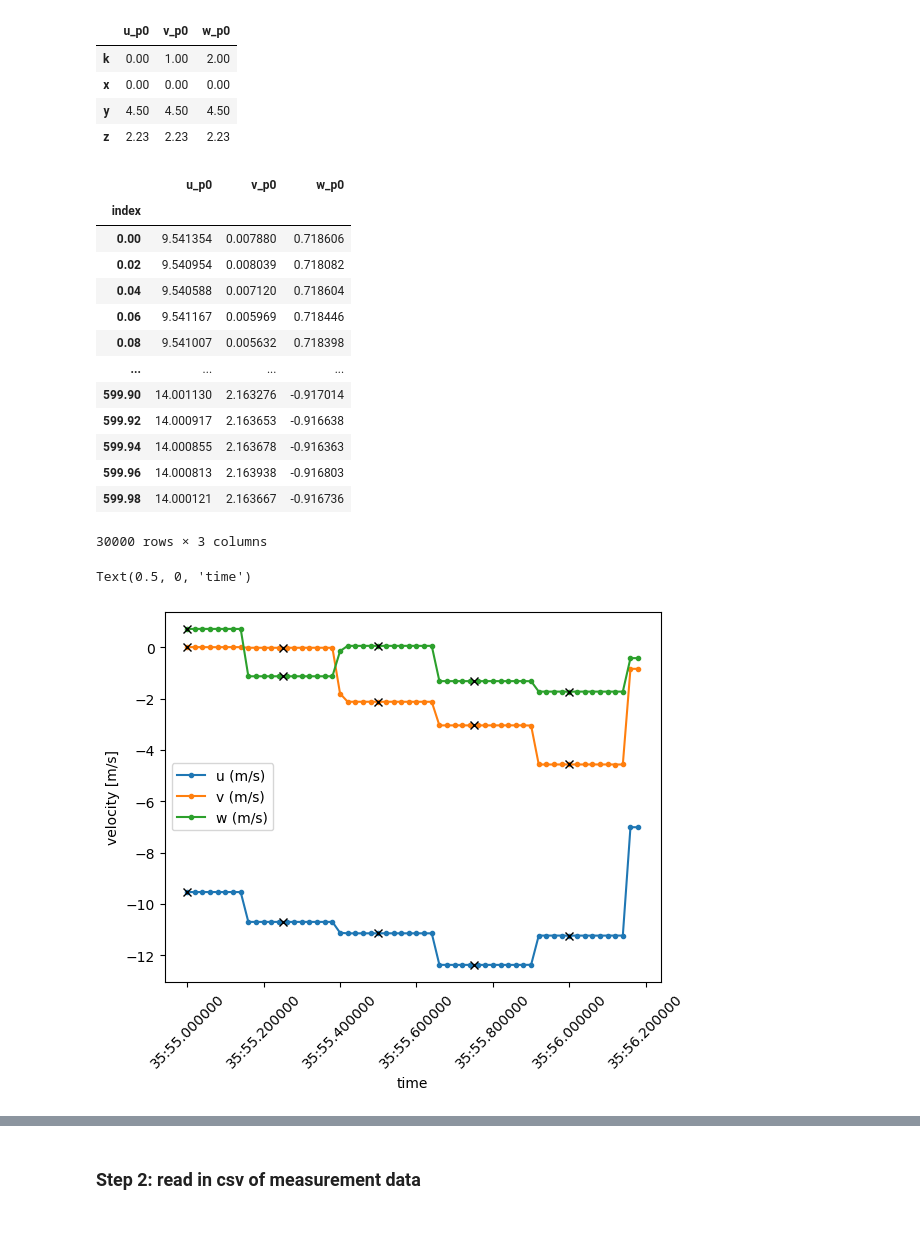
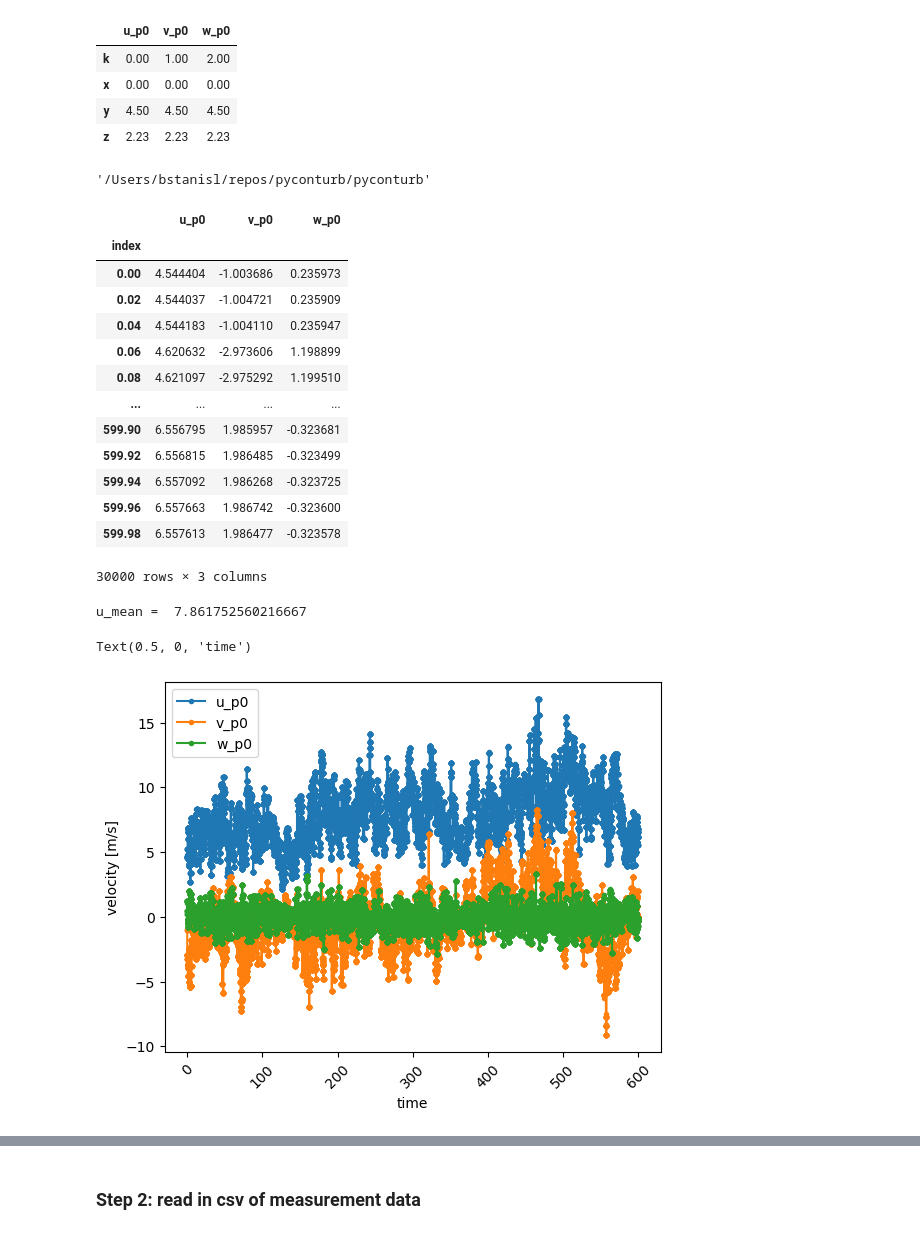
Before and after one commit to brookeslawski/pyconturb-pvade, a Jupyter notebook: duramat_constrained_turb.ipynb, the cells around one changed output, grey strips where cells are left out. Saved outputs shown, nothing was run; the diff lists cells and outputs as text; code cells hidden in the pictures.

```diff
--- a/duramat_constrained_turb.ipynb
+++ b/duramat_constrained_turb.ipynb
@@ -36,6 +36,10 @@ m2['u'] = [9.3218, 10.212, 11.211]
 m2['z'] = [2, 5, 10]
 m2['w_dir'] = [282.07, 275.67, 275.35]
 m2['Iu'] = [0.1542, 0.149, 0.1455]
+# %%
+pwd
+# %% [output]
+'/Users/bstanisl/repos/pyconturb/pyconturb'
 # %%
 # def read_csv_data(sonic_data_fn, dt_sonic1):
 def read_csv_data(raw_data):
@@ -69,7 +73,10 @@ def read_csv_data(raw_data):
 # sonic_data_fn = 'sonic1_20s_20Hz.csv'
 # sonic_data_fn = 'sonic1_10min_20Hz.csv'
 # sonic_data_fn = 'sonic1_10min_50Hz.csv'
-sonic_data_fn = 'DuraMAT_tilt40deg_turbulent_inflow_10min_timeseries.csv'
+# sonic_data_fn = 'DuraMAT_tilt40deg_turbulent_inflow_10min_timeseries.csv'
+sonic_data_fn = 'DuraMAT_tiltneg40deg_turbulent_inflow_10min_timeseries.csv'
+# sonic_data_fn = 'DuraMAT_tiltneg10deg_turbulent_inflow_10min_timeseries.csv'
+# sonic_data_fn = 'DuraMAT_tilt10deg_turbulent_inflow_10min_timeseries.csv'
 
 raw_data = pd.read_csv(sonic_data_fn, index_col='Time')
 raw_data.index = pd.to_datetime(raw_data.index)
@@ -84,33 +91,39 @@ sonic_data
 # %% [output]
 |  | u_p0 | v_p0 | w_p0 |
 | index |  |  |  |
-| 0.00 | 9.541354 | 0.007880 | 0.718606 |
-| 0.02 | 9.540954 | 0.008039 | 0.718082 |
-| 0.04 | 9.540588 | 0.007120 | 0.718604 |
-| 0.06 | 9.541167 | 0.005969 | 0.718446 |
-| 0.08 | 9.541007 | 0.005632 | 0.718398 |
+| 0.00 | 4.544404 | -1.003686 | 0.235973 |
+| 0.02 | 4.544037 | -1.004721 | 0.235909 |
+| 0.04 | 4.544183 | -1.004110 | 0.235947 |
+| 0.06 | 4.620632 | -2.973606 | 1.198899 |
+| 0.08 | 4.621097 | -2.975292 | 1.199510 |
 | ... | ... | ... | ... |
-| 599.90 | 14.001130 | 2.163276 | -0.917014 |
-| 599.92 | 14.000917 | 2.163653 | -0.916638 |
-| 599.94 | 14.000855 | 2.163678 | -0.916363 |
-| 599.96 | 14.000813 | 2.163938 | -0.916803 |
-| 599.98 | 14.000121 | 2.163667 | -0.916736 |
+| 599.90 | 6.556795 | 1.985957 | -0.323681 |
+| 599.92 | 6.556815 | 1.986485 | -0.323499 |
+| 599.94 | 6.557092 | 1.986268 | -0.323725 |
+| 599.96 | 6.557663 | 1.986742 | -0.323600 |
+| 599.98 | 6.557613 | 1.986477 | -0.323578 |
 30000 rows × 3 columns
 # %%
-vel_cols = ['u (m/s)', 'v (m/s)', 'w (m/s)']
-plt_data = raw_data.iloc[:60]
+# vel_cols = ['u (m/s)', 'v (m/s)', 'w (m/s)']
+# tstart = 250
+# tend = tstart+30.0
+# plt_data = sonic_data[(sonic_data.index > tstart) & (sonic_data.index < tend)] #raw_data.iloc[:60]
+plt_data = sonic_data
 fig, axs = plt.subplots()
-for col in vel_cols:
+for col in plt_data.columns:
     plt.plot(plt_data[col], '.-', label=col)  # subselect long. wind component
     # plt.plot(plt_data[col].resample('50ms').median(), 'kx', label=col)  # subselect long. wind component
-    plt.plot(plt_data[col].resample('250ms').median(), 'kx')  # subselect long. wind component
+    # plt.plot(plt_data[col].resample('250ms').median(), 'kx')  # subselect long. wind component
+    if 'u' in col:
+        print('u_mean = ', plt_data[col].mean())
 axs.set_ylabel('velocity [m/s]');
 axs.legend()
 axs.tick_params(axis='x', rotation=45)
 axs.set_xlabel('time')
 # %% [output]
-Text(0.5, 0, 'time')
+u_mean =  7.861752560216667
+Text(0.5, 0, 'time')
-[figure, old version]
+[figure, new version]
 # %%
 # # sanity check 50 Hz data with 20 Hz data
 # sonic_data_fns = ['sonic1_10min_20Hz.csv','sonic1_10min_50Hz.csv']
```
Also changed, not shown: parts of 10 cells of this notebook.
